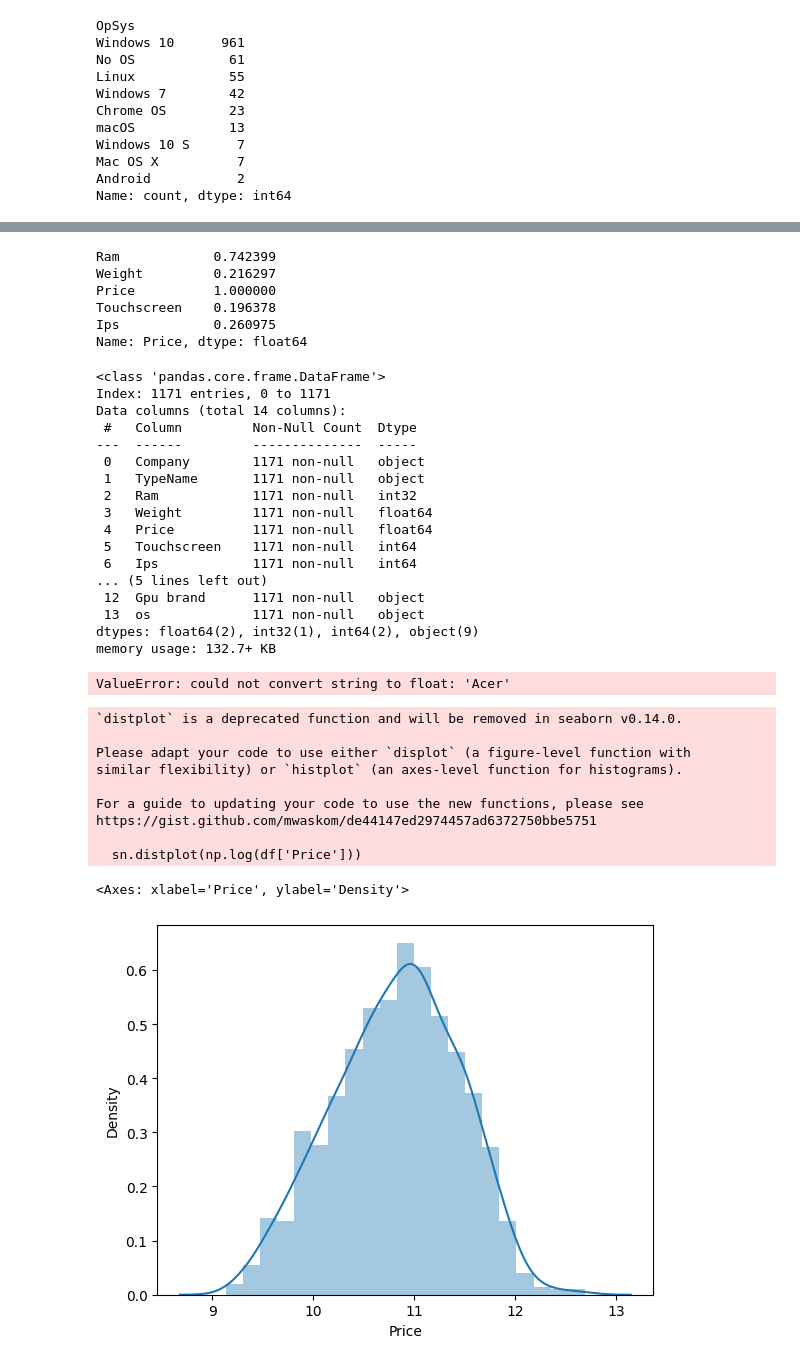
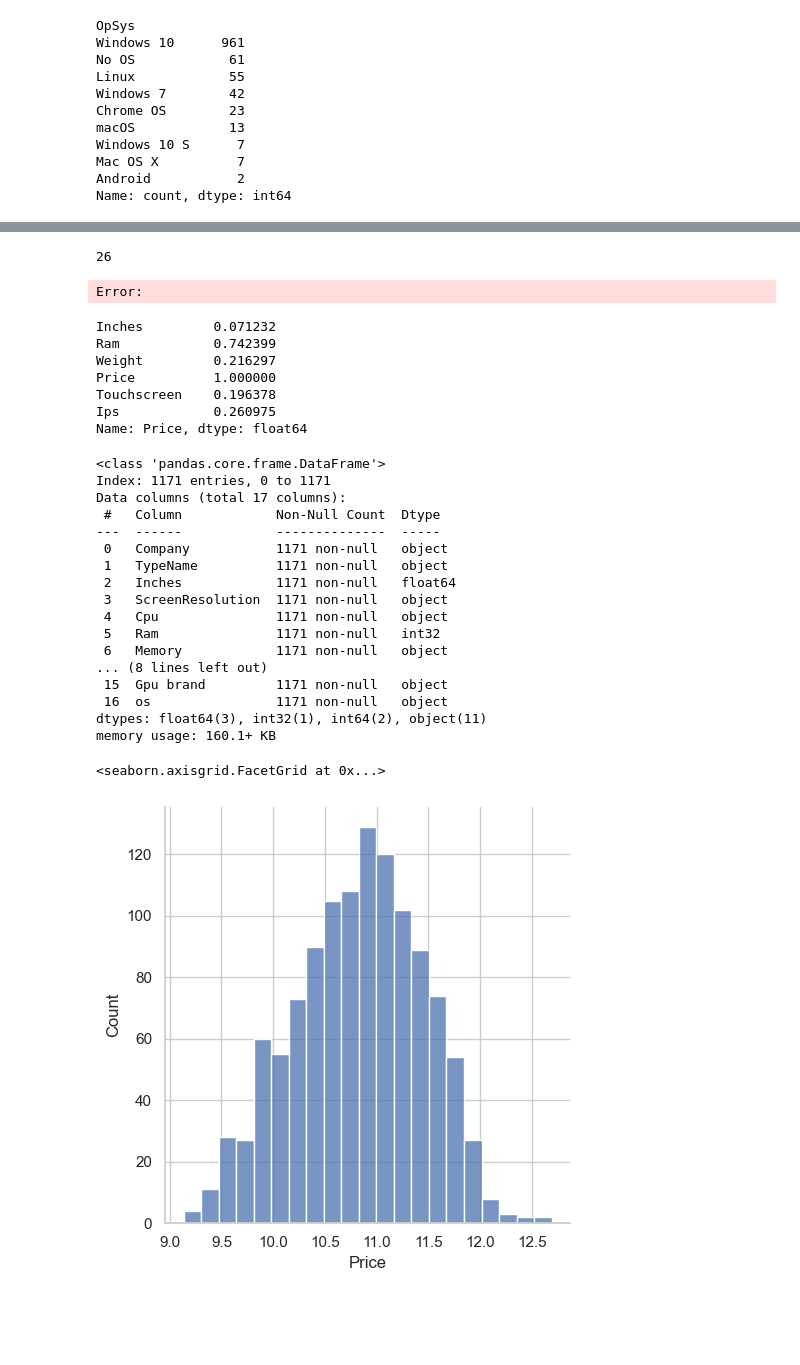
Before and after one commit to anam04/Laptop-Price-Task-, a Jupyter notebook: notebooks/data_exploration.ipynb, the cells around one changed output, grey strips where cells are left out. Cells and saved outputs as stored; diff of their text form; code cells hidden in the pictures; blank space fills up the shorter version.

```diff
--- a/notebooks/data_exploration.ipynb
+++ b/notebooks/data_exploration.ipynb
@@ -280,6 +256,3 @@ df.head(5)
 | 2 | Dell | Notebook | 15.6 | 1366x768 | Intel Celeron Dual Core N3060 1.6GHz | 4GB | 500GB HDD | Intel HD Graphics | Linux | 2.2kg | ... |
 | 3 | Lenovo | 2 in 1 Convertible | 14.0 | Touchscreen 2560x1440 | Intel Core i7 7500U 2.7GHz | 16GB | 1TB SSD | Intel HD Graphics 620 | Windows 10 | 1.42kg | ... |
 | 4 | Acer | Notebook | 15.6 | 1366x768 | Intel Core i3 6006U 2GHz | 4GB | 500GB HDD | Intel HD Graphics 520 | Windows 10 | 2.4kg | ... |
-# %%
-df["X_res"] = df["X_res"].astype("int")
-df["Y_res"] = df["Y_res"].astype("int")
@@ -331,7 +282,4 @@ Y_res          0.551422
 Name: Price, dtype: float64
-# %%
- #shift this to preprocessing #drop columns with low correlation with price
-df.drop(columns=["ScreenResolution","X_res","Y_res","Inches"],inplace=True)
 # %%
 df['Cpu Name'] = df['Cpu'].apply(lambda x:" ".join(x.split()[0:3])) #shift this to preprocessing
 # %%
@@ -369,3 +316,0 @@ plt.show()
-# %%
-
-df.drop(columns=['Cpu','Cpu Name'],inplace=True)
@@ -514,6 +473,12 @@ sn.scatterplot(x=df['Weight'],y=df['Price'])
+# %%
+df.duplicated().sum()
+# %% [output]
+26
+Error:
 # %%
 df.select_dtypes(include=[np.number]).corr()['Price']
 # %% [output]
+Inches         0.071232
 Ram            0.742399
 Weight         0.216297
 Price          1.000000
@@ -525,36 +490,23 @@ df.info()
 # %% [output]
 <class 'pandas.core.frame.DataFrame'>
 Index: 1171 entries, 0 to 1171
-Data columns (total 14 columns):
- #   Column         Non-Null Count  Dtype
----  ------         --------------  -----
- 0   Company        1171 non-null   object
- 1   TypeName       1171 non-null   object
- 2   Ram            1171 non-null   int32
- 3   Weight         1171 non-null   float64
- 4   Price          1171 non-null   float64
- 5   Touchscreen    1171 non-null   int64
- 6   Ips            1171 non-null   int64
-... (5 lines left out)
- 12  Gpu brand      1171 non-null   object
- 13  os             1171 non-null   object
-dtypes: float64(2), int32(1), int64(2), object(9)
-memory usage: 132.7+ KB
+Data columns (total 17 columns):
+ #   Column            Non-Null Count  Dtype
+---  ------            --------------  -----
+ 0   Company           1171 non-null   object
+ 1   TypeName          1171 non-null   object
+ 2   Inches            1171 non-null   float64
+ 3   ScreenResolution  1171 non-null   object
+ 4   Cpu               1171 non-null   object
+ 5   Ram               1171 non-null   int32
+ 6   Memory            1171 non-null   object
+... (8 lines left out)
+ 15  Gpu brand         1171 non-null   object
+ 16  os                1171 non-null   object
+dtypes: float64(3), int32(1), int64(2), object(11)
+memory usage: 160.1+ KB
-# %%
-sn.heatmap(df.corr())
-# %% [output]
-ValueError: could not convert string to float: 'Acer'
 # %%
-sn.distplot(np.log(df['Price']))
+sn.displot(np.log(df['Price']))
 # %% [output]
-`distplot` is a deprecated function and will be removed in seaborn v0.14.0.
-
-Please adapt your code to use either `displot` (a figure-level function with
-similar flexibility) or `histplot` (an axes-level function for histograms).
-
-For a guide to updating your code to use the new functions, please see
-https://gist.github.com/mwaskom/de44147ed2974457ad6372750bbe5751
-
-  sn.distplot(np.log(df['Price']))
+<seaborn.axisgrid.FacetGrid at 0x...>
-<Axes: xlabel='Price', ylabel='Density'>
-[figure, old version]
+[figure, new version]
```
Also changed, not shown: parts of 42 cells of this notebook.
